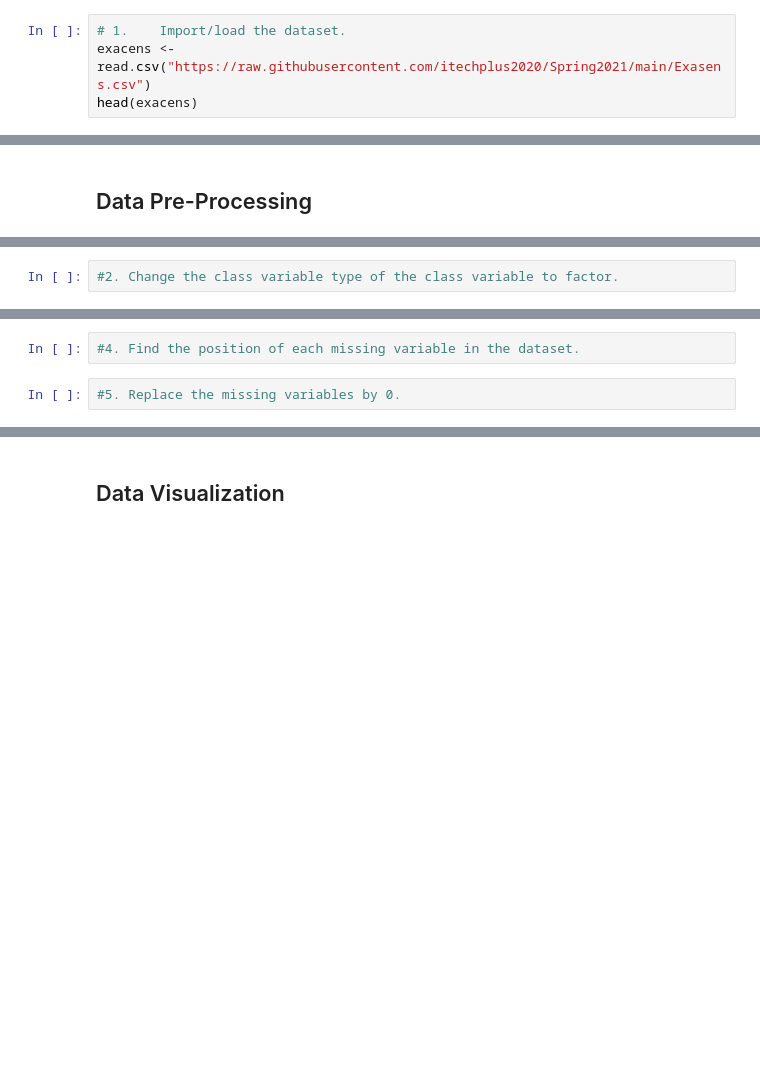
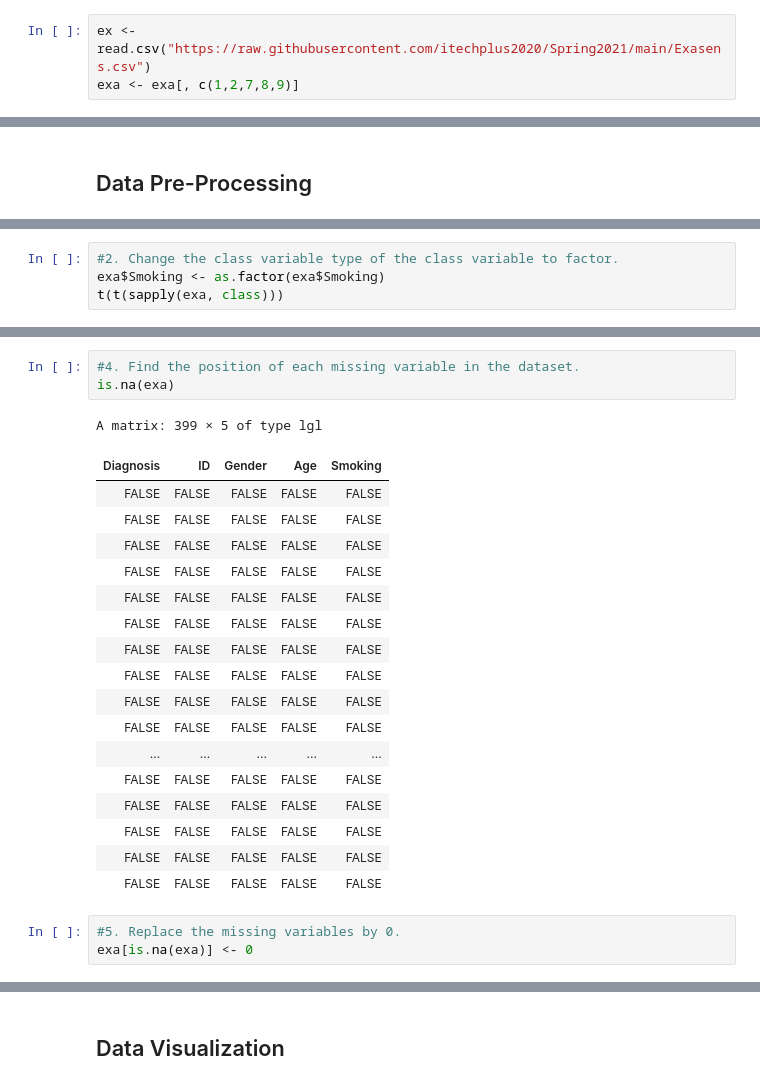
Before and after one commit to skeeperloyaltie/r_analysis, a Jupyter notebook: LAB_HW_ID.ipynb, the cells around one changed output, grey strips where cells are left out. Drawn from its saved outputs; the diff is of its cells as text; blank space fills up the shorter version.

```diff
--- a/LAB_HW_ID.ipynb
+++ b/LAB_HW_ID.ipynb
@@ -105,4 +119,3 @@ Tasks related to the previous activities:
 # %%
-# 1.	Import/load the dataset.
-exacens <- read.csv("https://raw.githubusercontent.com/itechplus2020/Spring2021/main/Exasens.csv")
-head(exacens)
+ex <- read.csv("https://raw.githubusercontent.com/itechplus2020/Spring2021/main/Exasens.csv")
+exa <- exa[, c(1,2,7,8,9)]
@@ -137,2 +218,4 @@ A data.frame: 6 × 13
 # %%
 #2.	Change the class variable type of the class variable to factor.
+exa$Smoking <- as.factor(exa$Smoking)
+t(t(sapply(exa, class)))
@@ -141,4 +239,25 @@ A data.frame: 6 × 13
 # %%
 #4.	Find the position of each missing variable in the dataset.
+is.na(exa)
+# %% [output]
+A matrix: 399 × 5 of type lgl
+| Diagnosis | ID | Gender | Age | Smoking |
+| FALSE | FALSE | FALSE | FALSE | FALSE |
+| FALSE | FALSE | FALSE | FALSE | FALSE |
+| FALSE | FALSE | FALSE | FALSE | FALSE |
+| FALSE | FALSE | FALSE | FALSE | FALSE |
+| FALSE | FALSE | FALSE | FALSE | FALSE |
+| FALSE | FALSE | FALSE | FALSE | FALSE |
+| FALSE | FALSE | FALSE | FALSE | FALSE |
+| FALSE | FALSE | FALSE | FALSE | FALSE |
+| FALSE | FALSE | FALSE | FALSE | FALSE |
+| FALSE | FALSE | FALSE | FALSE | FALSE |
+| ... | ... | ... | ... | ... |
+| FALSE | FALSE | FALSE | FALSE | FALSE |
+| FALSE | FALSE | FALSE | FALSE | FALSE |
+| FALSE | FALSE | FALSE | FALSE | FALSE |
+| FALSE | FALSE | FALSE | FALSE | FALSE |
+| FALSE | FALSE | FALSE | FALSE | FALSE |
 # %%
 #5.	Replace the missing variables by 0.
+exa[is.na(exa)] <- 0
```
Also changed, not shown: parts of 21 cells of this notebook.
